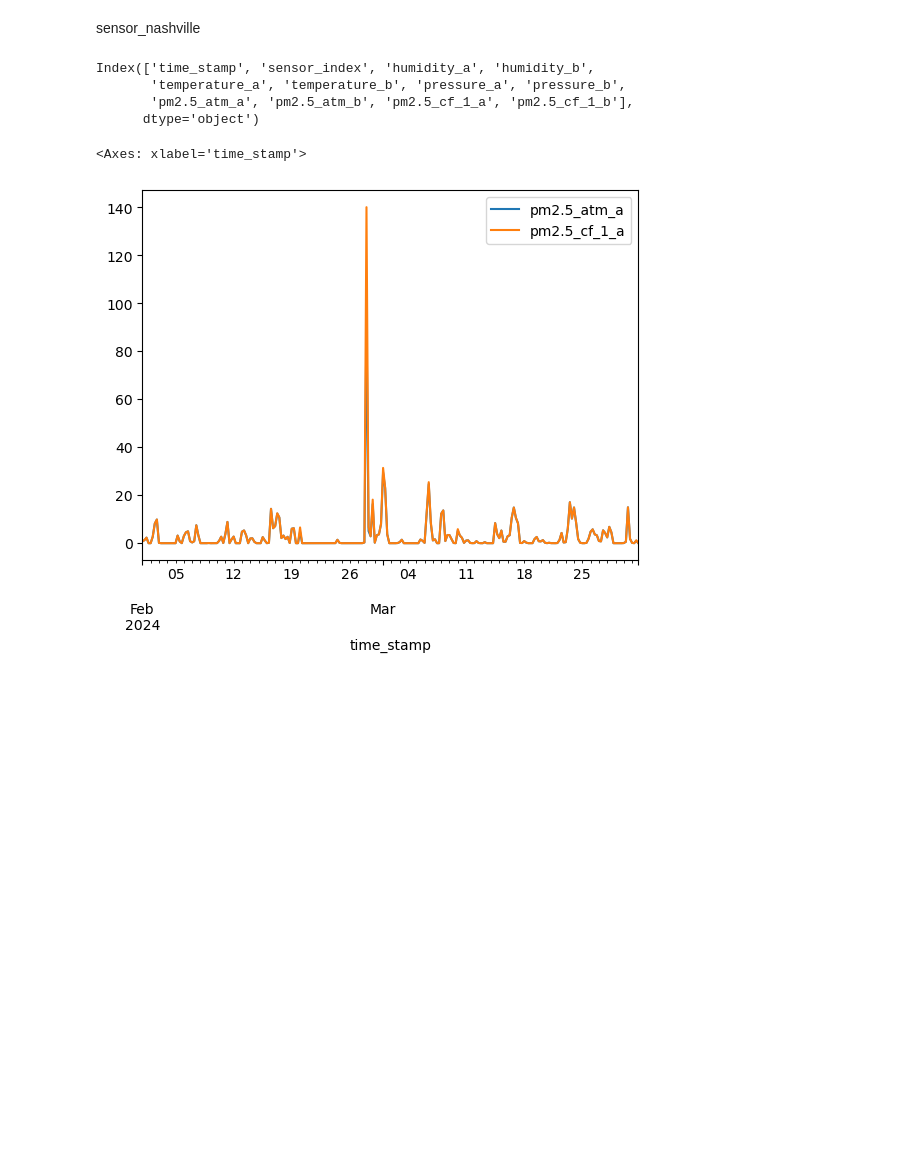
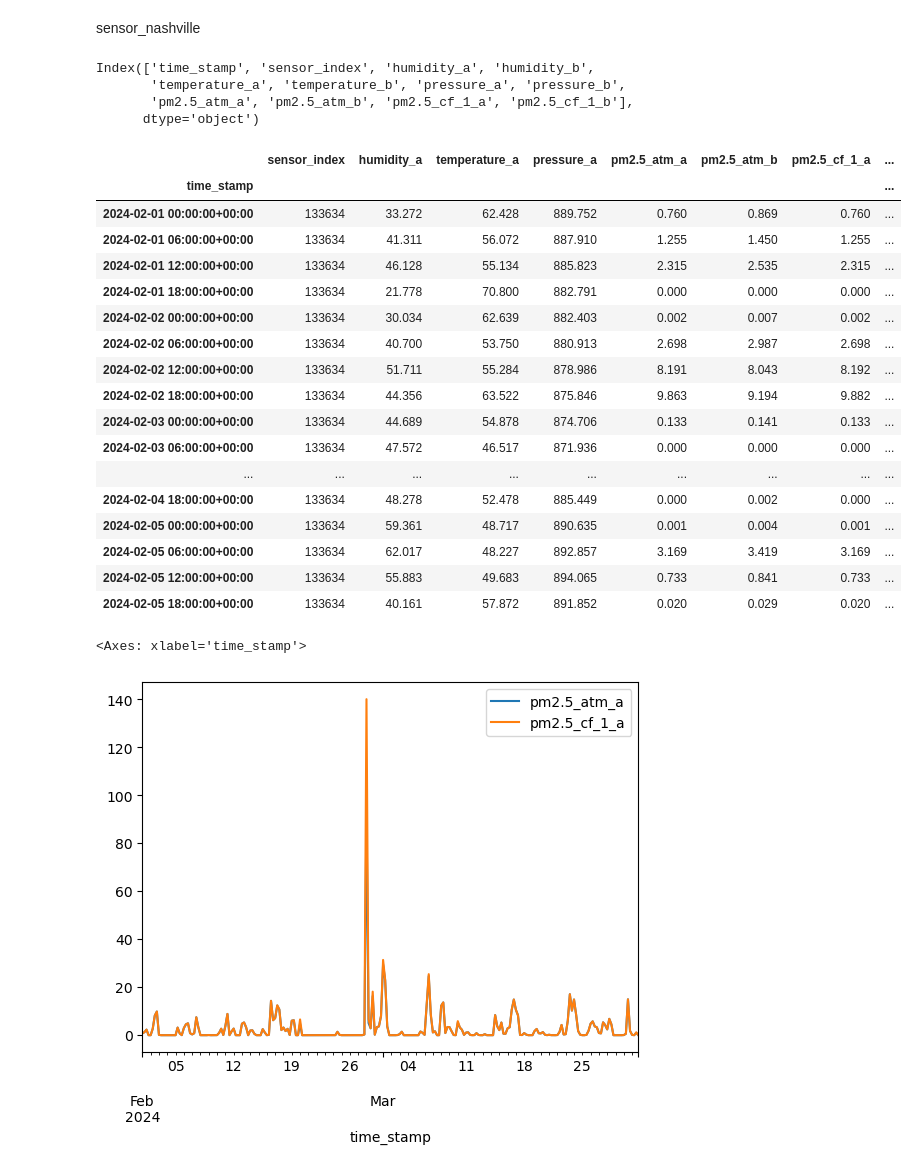
Before and after one commit to siwa-p/Air-quality-monitoring-and-prediction-using-PurpleAir-data, a Jupyter notebook: notebooks/eda_01.ipynb, the cells around one changed output. Drawn from its saved outputs; the diff is of its cells as text; code cells hidden in the pictures; blank space fills up the shorter version.

```diff
--- a/notebooks/eda_01.ipynb
+++ b/notebooks/eda_01.ipynb
@@ -79 +83,22 @@ Index(['time_stamp', 'sensor_index', 'humidity_a', 'humidity_b',
+# %%
+sensor_amarillo.head(20)
+# %% [output]
+|  | sensor_index | humidity_a | temperature_a | pressure_a | pm2.5_atm_a | pm2.5_atm_b | pm2.5_cf_1_a | ... |
+| time_stamp |  |  |  |  |  |  |  | ... |
+| 2024-02-01 00:00:00+00:00 | 133634 | 33.272 | 62.428 | 889.752 | 0.760 | 0.869 | 0.760 | ... |
+| 2024-02-01 06:00:00+00:00 | 133634 | 41.311 | 56.072 | 887.910 | 1.255 | 1.450 | 1.255 | ... |
+| 2024-02-01 12:00:00+00:00 | 133634 | 46.128 | 55.134 | 885.823 | 2.315 | 2.535 | 2.315 | ... |
+| 2024-02-01 18:00:00+00:00 | 133634 | 21.778 | 70.800 | 882.791 | 0.000 | 0.000 | 0.000 | ... |
+| 2024-02-02 00:00:00+00:00 | 133634 | 30.034 | 62.639 | 882.403 | 0.002 | 0.007 | 0.002 | ... |
+| 2024-02-02 06:00:00+00:00 | 133634 | 40.700 | 53.750 | 880.913 | 2.698 | 2.987 | 2.698 | ... |
+| 2024-02-02 12:00:00+00:00 | 133634 | 51.711 | 55.284 | 878.986 | 8.191 | 8.043 | 8.192 | ... |
+| 2024-02-02 18:00:00+00:00 | 133634 | 44.356 | 63.522 | 875.846 | 9.863 | 9.194 | 9.882 | ... |
+| 2024-02-03 00:00:00+00:00 | 133634 | 44.689 | 54.878 | 874.706 | 0.133 | 0.141 | 0.133 | ... |
+| 2024-02-03 06:00:00+00:00 | 133634 | 47.572 | 46.517 | 871.936 | 0.000 | 0.000 | 0.000 | ... |
+| ... | ... | ... | ... | ... | ... | ... | ... | ... |
+| 2024-02-04 18:00:00+00:00 | 133634 | 48.278 | 52.478 | 885.449 | 0.000 | 0.002 | 0.000 | ... |
+| 2024-02-05 00:00:00+00:00 | 133634 | 59.361 | 48.717 | 890.635 | 0.001 | 0.004 | 0.001 | ... |
+| 2024-02-05 06:00:00+00:00 | 133634 | 62.017 | 48.227 | 892.857 | 3.169 | 3.419 | 3.169 | ... |
+| 2024-02-05 12:00:00+00:00 | 133634 | 55.883 | 49.683 | 894.065 | 0.733 | 0.841 | 0.733 | ... |
+| 2024-02-05 18:00:00+00:00 | 133634 | 40.161 | 57.872 | 891.852 | 0.020 | 0.029 | 0.020 | ... |
 # %%
```
Also changed, not shown: parts of 6 cells of this notebook.
